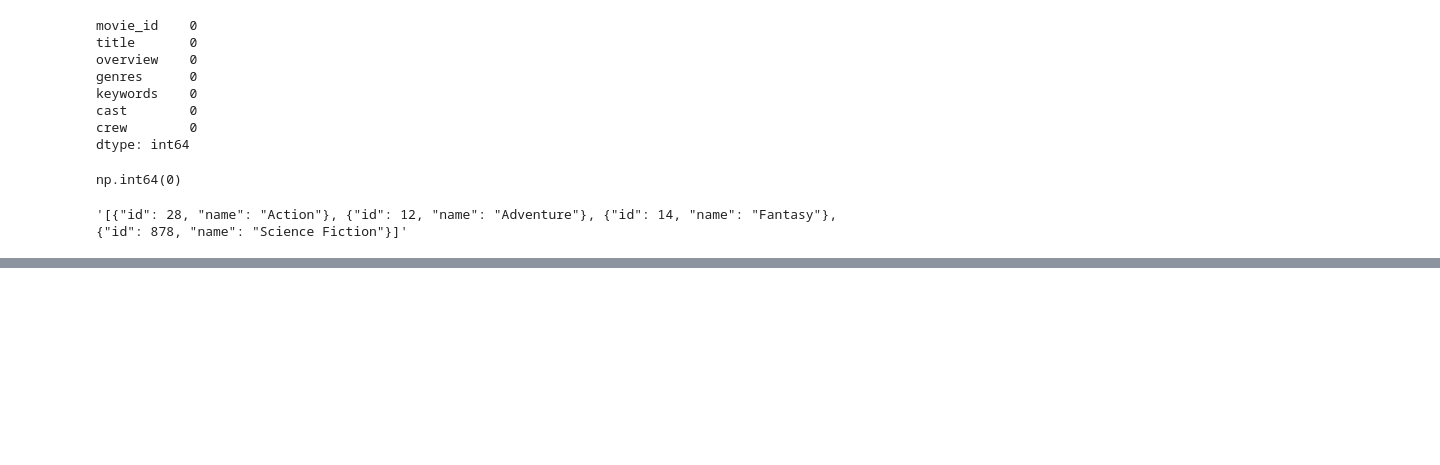
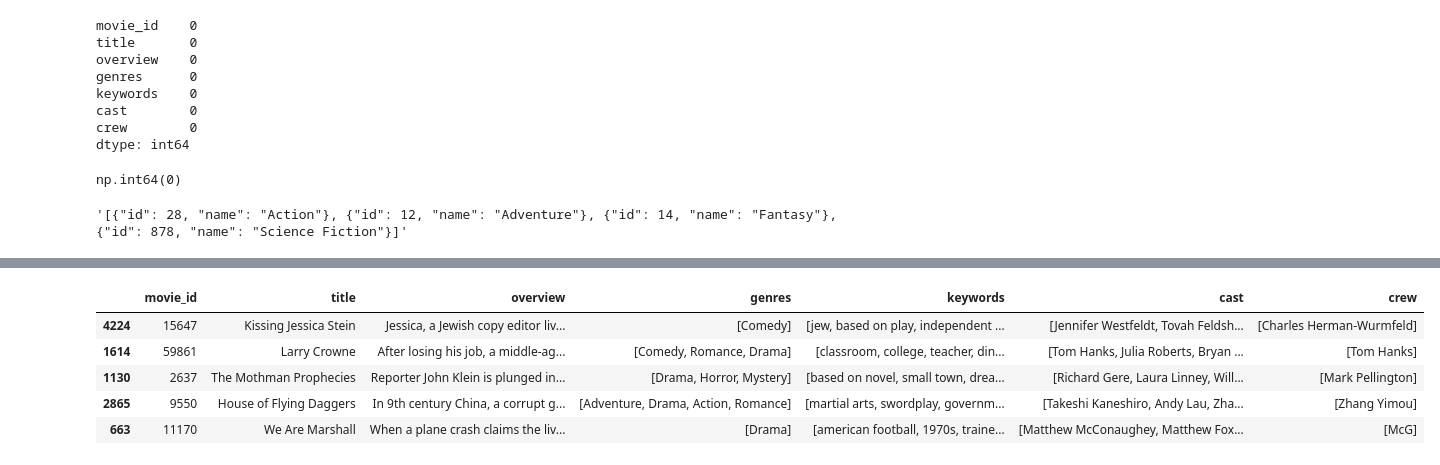
Before and after one commit to harshbisht27/movie-recommend-system, a Jupyter notebook: Untitled.ipynb, the cells around one changed output, grey strips where cells are left out. Saved outputs shown, nothing was run; the diff lists cells and outputs as text; code cells hidden in the pictures; blank space fills up the shorter version.

```diff
--- a/notebook.ipynb
+++ b/Untitled.ipynb
@@ -164,3 +164,12 @@ def fetch_director(text):
     return L
 # %%
 movies['crew'] = movies['crew'].apply(fetch_director)
+# %%
+movies.sample(5)
+# %% [output]
+|  | movie_id | title | overview | genres | keywords | cast | crew |
+| 4224 | 15647 | Kissing Jessica Stein | Jessica, a Jewish copy editor liv... | [Comedy] | [jew, based on play, independent ... | [Jennifer Westfeldt, Tovah Feldsh... | [Charles Herman-Wurmfeld] |
+| 1614 | 59861 | Larry Crowne | After losing his job, a middle-ag... | [Comedy, Romance, Drama] | [classroom, college, teacher, din... | [Tom Hanks, Julia Roberts, Bryan ... | [Tom Hanks] |
+| 1130 | 2637 | The Mothman Prophecies | Reporter John Klein is plunged in... | [Drama, Horror, Mystery] | [based on novel, small town, drea... | [Richard Gere, Laura Linney, Will... | [Mark Pellington] |
+| 2865 | 9550 | House of Flying Daggers | In 9th century China, a corrupt g... | [Adventure, Drama, Action, Romance] | [martial arts, swordplay, governm... | [Takeshi Kaneshiro, Andy Lau, Zha... | [Zhang Yimou] |
+| 663 | 11170 | We Are Marshall | When a plane crash claims the liv... | [Drama] | [american football, 1970s, traine... | [Matthew McConaughey, Matthew Fox... | [McG] |
```
Also changed, not shown: parts of 9 cells of this notebook.
